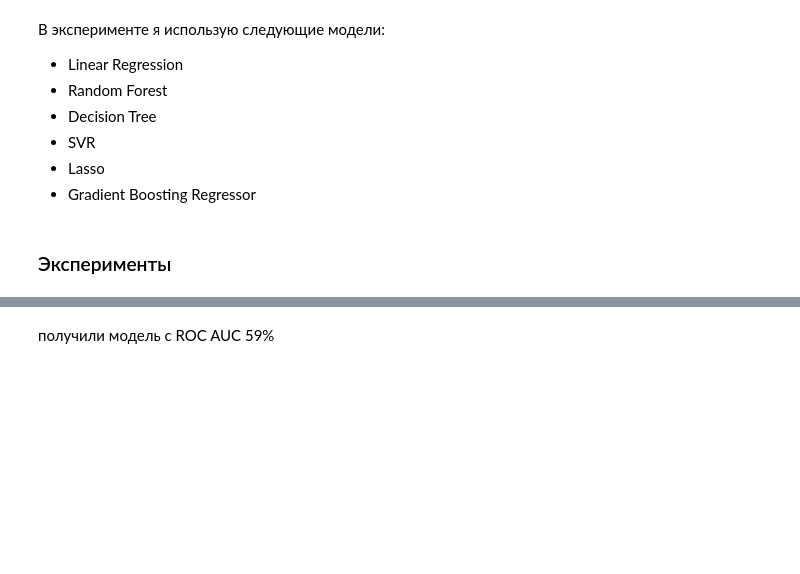
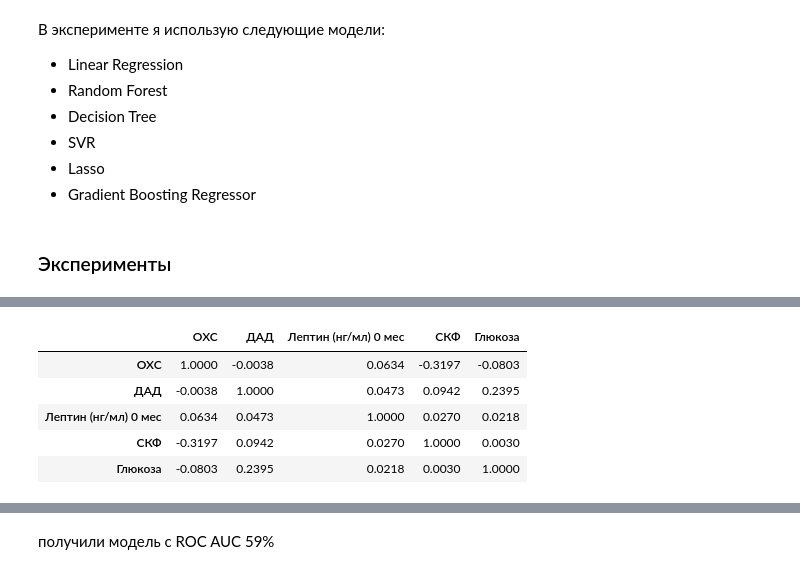
Before and after one commit to geniusserg/Endocrinology, a Jupyter notebook: experiments.ipynb, the cells around one changed output, grey strips where cells are left out. Saved outputs shown, nothing was run; the diff lists cells and outputs as text; code cells hidden in the pictures; blank space fills up the shorter version.

```diff
--- a/experiments.ipynb
+++ b/experiments.ipynb
@@ -807,0 +808,9 @@ ROC AUC score:  0.6285714285714287
+# %%
+X.corr()
+# %% [output]
+|  | OXC | ДАД | Лептин (нг/мл) 0 мес | СКФ | Глюкоза |
+| OXC | 1.0000 | -0.0038 | 0.0634 | -0.3197 | -0.0803 |
+| ДАД | -0.0038 | 1.0000 | 0.0473 | 0.0942 | 0.2395 |
+| Лептин (нг/мл) 0 мес | 0.0634 | 0.0473 | 1.0000 | 0.0270 | 0.0218 |
+| СКФ | -0.3197 | 0.0942 | 0.0270 | 1.0000 | 0.0030 |
+| Глюкоза | -0.0803 | 0.2395 | 0.0218 | 0.0030 | 1.0000 |
```
Also changed, not shown: parts of 9 cells of this notebook, 10 other files.
